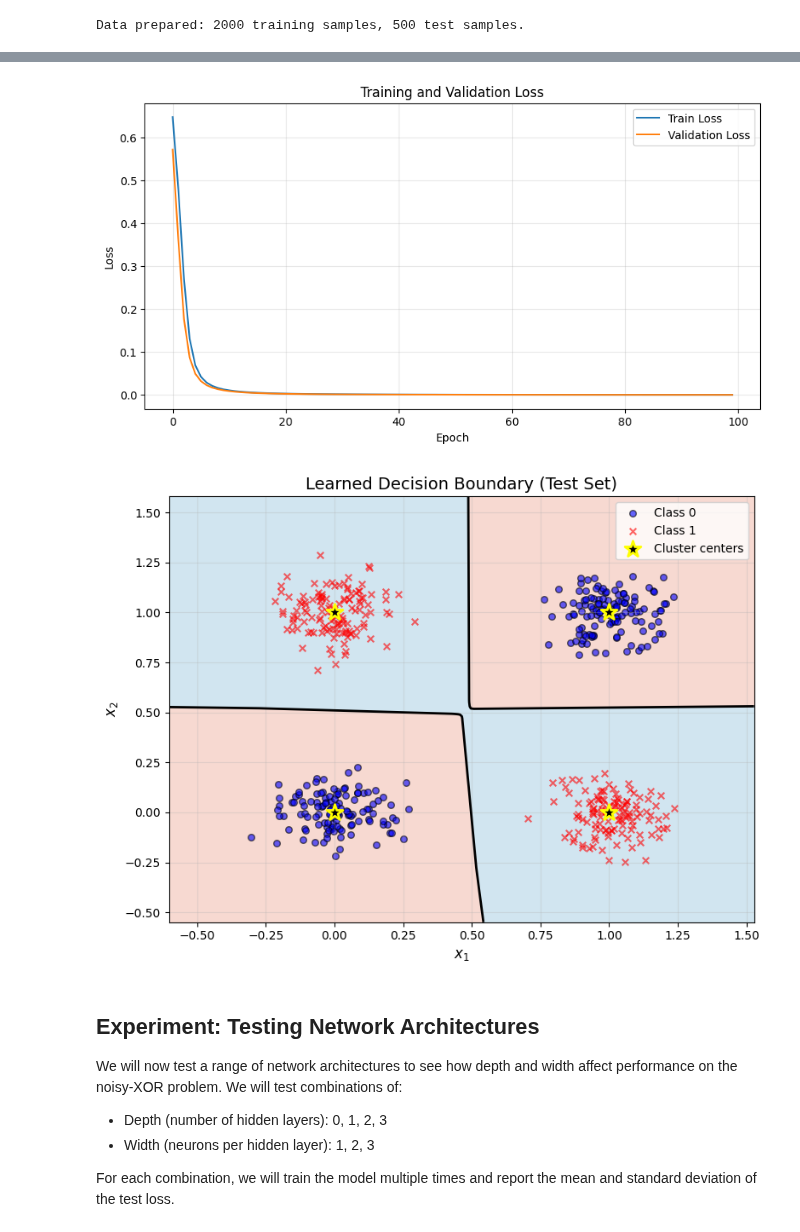
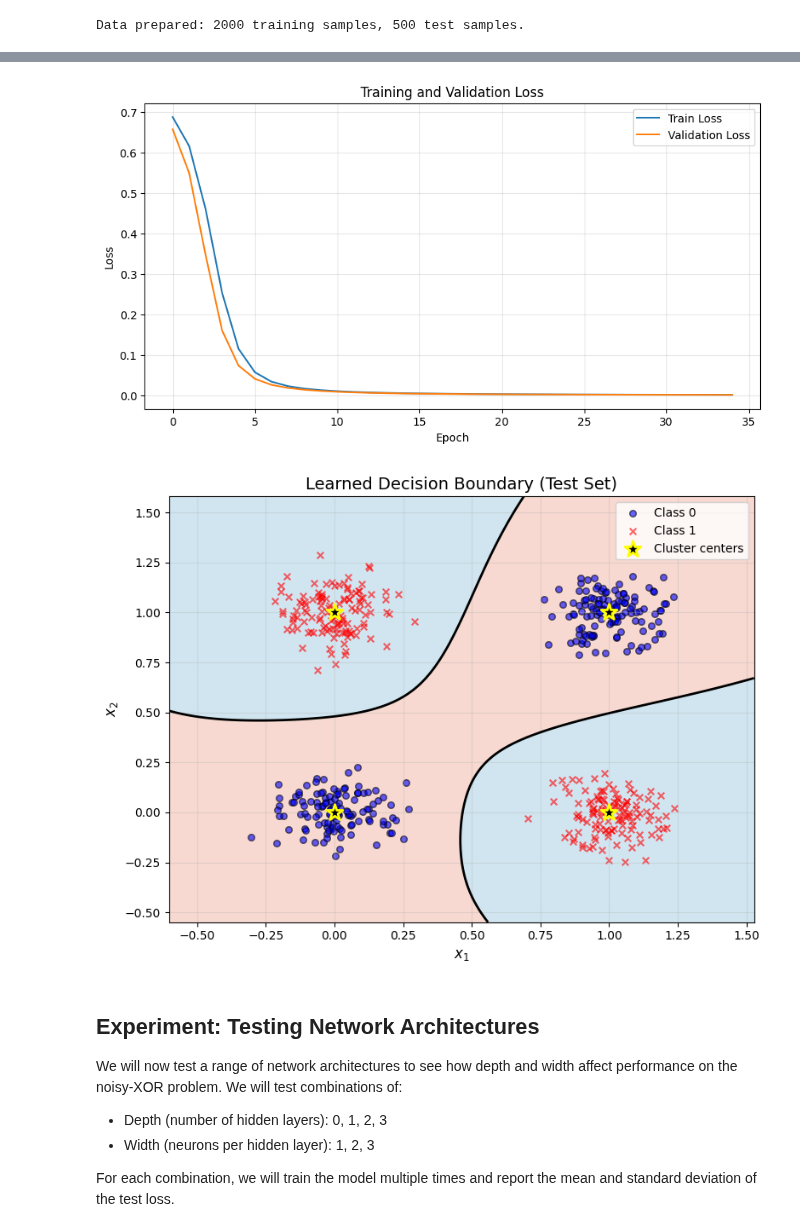
Before and after one commit to P1N60/deep_learning_course, a Jupyter notebook: assignment1/feedforwardAssignment.ipynb, the cells around one changed output, grey strips where cells are left out. Drawn from its saved outputs; the diff is of its cells as text; code cells hidden in the pictures.

```diff
--- a/assignment1/feedforwardAssignment.ipynb
+++ b/assignment1/feedforwardAssignment.ipynb
@@ -230,19 +230,15 @@ class DynamicXORModel(nn.Module):
     def __init__(self, input_dim=2, hidden_layers=1, hidden_dim=10, output_dim=1):
         super(DynamicXORModel, self).__init__()
         layers = []
-
         current_dim = input_dim
-
         # Create hidden layers
         for _ in range(hidden_layers):
-            layers.append(nn.Linear(current_dim, hidden_dim))
-            layers.append(nn.ReLU())
+            layers.append(nn.Linear(in_features=current_dim, out_features=hidden_dim))
+            layers.append(nn.Tanh())
             current_dim = hidden_dim
-
         # Output layer
-        layers.append(nn.Linear(current_dim, output_dim))
+        layers.append(nn.Linear(in_features=current_dim, out_features=output_dim))
         layers.append(nn.Sigmoid())
-
         self.network = nn.Sequential(*layers)
 
     def forward(self, x):
@@ -278,7 +274,7 @@ print(f"Data prepared: {len(train_dataset)} training samples, {len(test_dataset)
 # %% [output]
 Data prepared: 2000 training samples, 500 test samples.
 # %%
-def train_loop(model, train_loader, val_loader, criterion, optimizer, epochs=100, verbose=True):
+def train_loop(model, train_loader, val_loader, criterion, optimizer, epochs, verbose=True):
     train_losses = []
     val_losses = []
 
@@ -309,8 +305,8 @@ def train_loop(model, train_loader, val_loader, criterion, optimizer, epochs=100
         epoch_val_loss = running_val_loss / len(val_loader.dataset)
         val_losses.append(epoch_val_loss)
 
-        if verbose and (epoch + 1) % 10 == 0:
-            print(f"Epoch {epoch+1}/{epochs} | Train Loss: {epoch_train_loss:.4f} | Val Loss: {epoch_val_loss:.4f}")
+        if verbose:
+            print(f"Epoch {epoch+1}/{epochs} | Train Loss: {epoch_train_loss:.5f} | Val Loss: {epoch_val_loss:.5f}")
 
     return train_losses, val_losses
 # %%
@@ -321,7 +317,7 @@ criterion = nn.BCELoss()
 optimizer = optim.Adam(model.parameters(), lr=0.01)
 
 # Train the model
-train_losses, val_losses = train_loop(model, train_loader, test_loader, criterion, optimizer, epochs=100)
+train_losses, val_losses = train_loop(model, train_loader, test_loader, criterion, optimizer, epochs=35)
 
 # Visualization
 plt.figure(figsize=(10, 5))
@@ -359,5 +353,5 @@ Epoch 100/100 | Train Loss: 0.0002 | Val Loss: 0.0001
-[figure, old version]
+[figure, new version]
-[figure, old version]
+[figure, new version]
 # %% [markdown]
 ## Experiment: Testing Network Architectures
 
```
Also changed, not shown: parts of 3 cells of this notebook.
